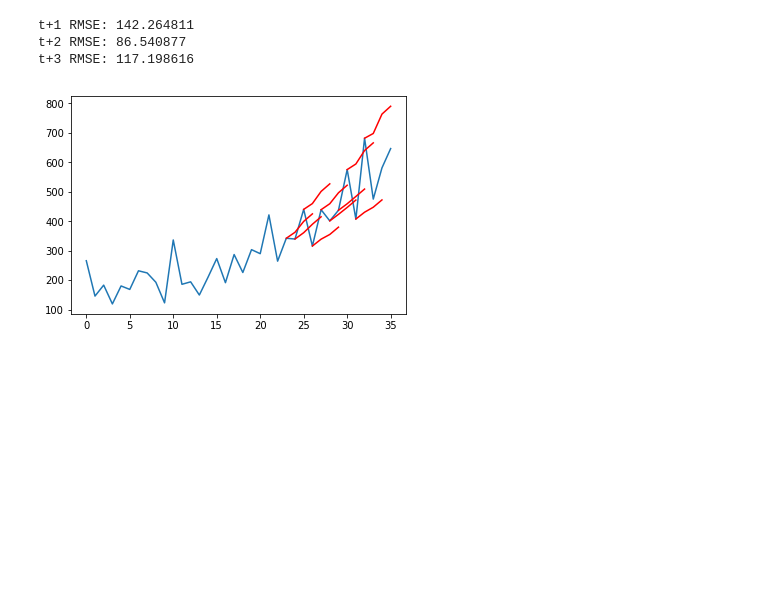
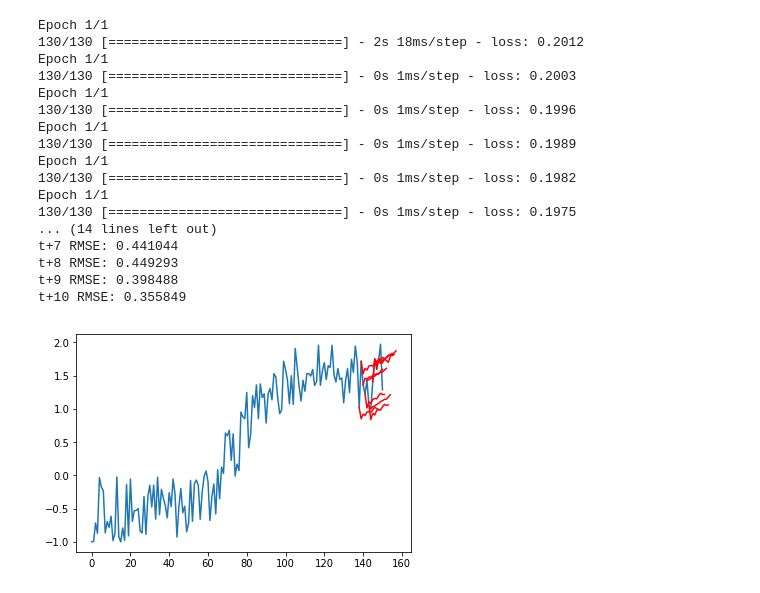
Before and after one commit to suvoganguli/DeepNeuralNetworkExamples, a Jupyter notebook: LSTM/math-examples/Example1.ipynb, the cells around one changed output. Drawn from its saved outputs; the diff is of its cells as text; code cells hidden in the pictures; blank space fills up the shorter version.

Commit message:
working on multi-step forecasting

```diff
--- a/LSTM/math-examples/Example1.ipynb
+++ b/LSTM/math-examples/Example1.ipynb
@@ -12,21 +12,14 @@ from tensorflow.keras.layers import LSTM
 from math import sqrt
 from matplotlib import pyplot
 from numpy import array
-
-
-# convert an array of values into a dataset matrix
-def create_dataset(dataset, look_back=1):
-	dataX, dataY = [], []
-	for i in range(len(dataset)-look_back-1):
-		a = dataset[i:(i+look_back), 0]
-		dataX.append(a)
-		dataY.append(dataset[i + look_back, 0])
-	return numpy.array(dataX), numpy.array(dataY)
-
+import pandas as pd
 
 # date-time parsing function for loading the dataset
 def parser(x):
-	return datetime.strptime('190'+x, '%Y-%m')
+    print(x)
+    y = pd.Timestamp(1901, 1, 1, 12)
+    print(y)
+    return datetime.strptime('190'+x, '%Y-%m')
 
 # convert time series into supervised learning problem
 def series_to_supervised(data, n_in=1, n_out=1, dropnan=True):
@@ -91,7 +84,7 @@ def fit_lstm(train, n_lag, n_seq, n_batch, nb_epoch, n_neurons):
 	model.compile(loss='mean_squared_error', optimizer='adam')
 	# fit network
 	for i in range(nb_epoch):
-		model.fit(X, y, epochs=1, batch_size=n_batch, verbose=0, shuffle=False)
+		model.fit(X, y, epochs=1, batch_size=n_batch, verbose=1, shuffle=False)
 		model.reset_states()
 	return model
 
@@ -160,37 +153,56 @@ def plot_forecasts(series, forecasts, n_test):
 		off_s = len(series) - n_test + i - 1
 		off_e = off_s + len(forecasts[i]) + 1
 		xaxis = [x for x in range(off_s, off_e)]
 		yaxis = [series.values[off_s]] + forecasts[i]
 		pyplot.plot(xaxis, yaxis, color='red')
 	# show the plot
 	pyplot.show()
 
 # load dataset
-series = read_csv('data/shampoo-sales.csv', header=0, parse_dates=[0], index_col=0, squeeze=True, date_parser=parser)
+#series = read_csv('data/shampoo-sales.csv', header=0, parse_dates=[0], index_col=0, squeeze=True, date_parser=parser)
+#series = read_csv('data/shampoo-sales.csv', header=0, index_col=0, squeeze=True)
+series = read_csv('data/data-train4.csv', header=0, index_col=0, squeeze=True)
+
 
 # configure
 n_lag = 1
-n_seq = 3
+n_seq = 10
 n_test = 10
 n_epochs = 10 #1500
 n_batch = 1
-n_neurons = 1
+n_neurons = 5
 # prepare data
 scaler, train, test = prepare_data(series, n_test, n_lag, n_seq)
+
+
 # fit model
 model = fit_lstm(train, n_lag, n_seq, n_batch, n_epochs, n_neurons)
 # make forecasts
 forecasts = make_forecasts(model, n_batch, train, test, n_lag, n_seq)
 # inverse transform forecasts and test
 forecasts = inverse_transform(series, forecasts, scaler, n_test+2)
 actual = [row[n_lag:] for row in test]
 actual = inverse_transform(series, actual, scaler, n_test+2)
 # evaluate forecasts
 evaluate_forecasts(actual, forecasts, n_lag, n_seq)
 # plot forecasts
 plot_forecasts(series, forecasts, n_test+2)
 # %% [output]
-t+1 RMSE: 142.264811
-t+2 RMSE: 86.540877
-t+3 RMSE: 117.198616
+Epoch 1/1
+130/130 [==============================] - 2s 18ms/step - loss: 0.2012
+Epoch 1/1
+130/130 [==============================] - 0s 1ms/step - loss: 0.2003
+Epoch 1/1
+130/130 [==============================] - 0s 1ms/step - loss: 0.1996
+Epoch 1/1
+130/130 [==============================] - 0s 1ms/step - loss: 0.1989
+Epoch 1/1
+130/130 [==============================] - 0s 1ms/step - loss: 0.1982
+Epoch 1/1
+130/130 [==============================] - 0s 1ms/step - loss: 0.1975
+... (14 lines left out)
+t+7 RMSE: 0.441044
+t+8 RMSE: 0.449293
+t+9 RMSE: 0.398488
+t+10 RMSE: 0.355849
-[figure, old version]
+[figure, new version]
```
Also changed, not shown: parts of 1 cell of this notebook, 2 other files.
